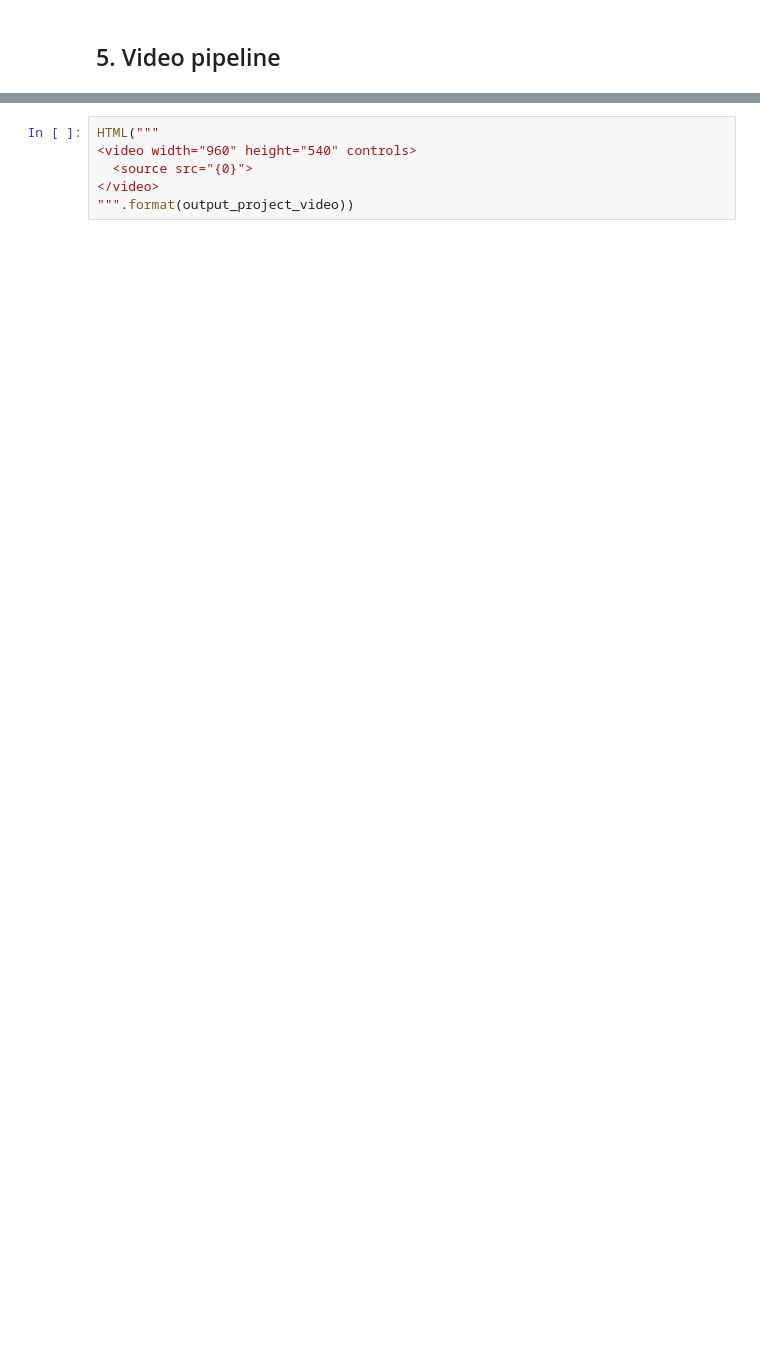
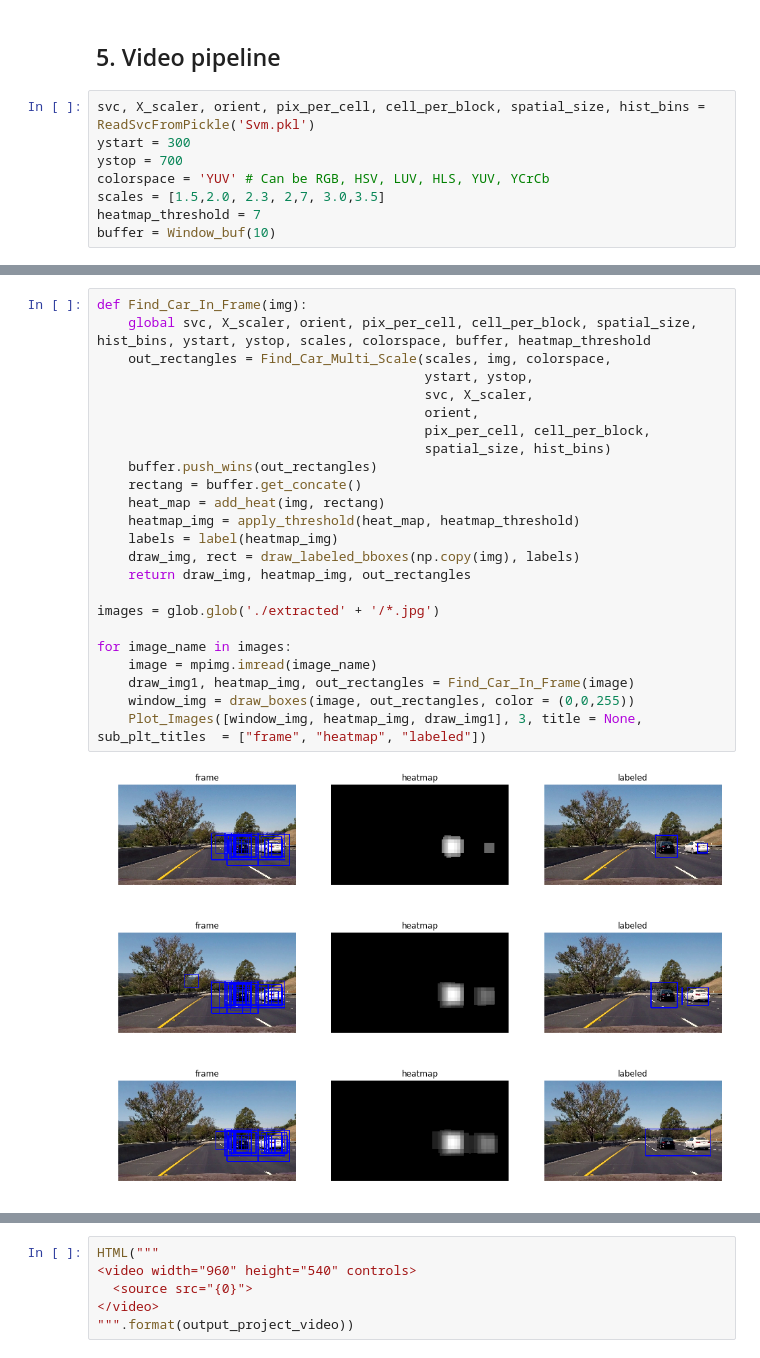
Before and after one commit to truongconghiep/CarND-Vehicle-Detection, a Jupyter notebook: CarND-Vehicle-Detection.ipynb, the cells around one changed output, grey strips where cells are left out. Cells and saved outputs as stored; diff of their text form; blank space fills up the shorter version.

```diff
--- a/CarND-Vehicle-Detection.ipynb
+++ b/CarND-Vehicle-Detection.ipynb
@@ -290,2 +290,10 @@ for image_name in images:
 # %% [markdown]
 ## 5. Video pipeline
+# %%
+svc, X_scaler, orient, pix_per_cell, cell_per_block, spatial_size, hist_bins = ReadSvcFromPickle('Svm.pkl')
+ystart = 300
+ystop = 700
+colorspace = 'YUV' # Can be RGB, HSV, LUV, HLS, YUV, YCrCb
+scales = [1.5,2.0, 2.3, 2,7, 3.0,3.5]
+heatmap_threshold = 7
+buffer = Window_buf(10)
@@ -291,0 +311,28 @@ for image_name in images:
+# %%
+def Find_Car_In_Frame(img):
+    global svc, X_scaler, orient, pix_per_cell, cell_per_block, spatial_size, hist_bins, ystart, ystop, scales, colorspace, buffer, heatmap_threshold
+    out_rectangles = Find_Car_Multi_Scale(scales, img, colorspace,
+                                          ystart, ystop,
+                                          svc, X_scaler,
+                                          orient,
+                                          pix_per_cell, cell_per_block,
+                                          spatial_size, hist_bins)
+    buffer.push_wins(out_rectangles)
+    rectang = buffer.get_concate()
+    heat_map = add_heat(img, rectang)
+    heatmap_img = apply_threshold(heat_map, heatmap_threshold)
+    labels = label(heatmap_img)
+    draw_img, rect = draw_labeled_bboxes(np.copy(img), labels)
+    return draw_img, heatmap_img, out_rectangles
+
+images = glob.glob('./extracted' + '/*.jpg')
+
+for image_name in images:
+    image = mpimg.imread(image_name)
+    draw_img1, heatmap_img, out_rectangles = Find_Car_In_Frame(image)
+    window_img = draw_boxes(image, out_rectangles, color = (0,0,255))
+    Plot_Images([window_img, heatmap_img, draw_img1], 3, title = None, sub_plt_titles  = ["frame", "heatmap", "labeled"])
+# %% [output]
+[figure, added]
+[figure, added]
+[figure, added]
```
Also changed, not shown: parts of 11 cells of this notebook, 1 other file.
